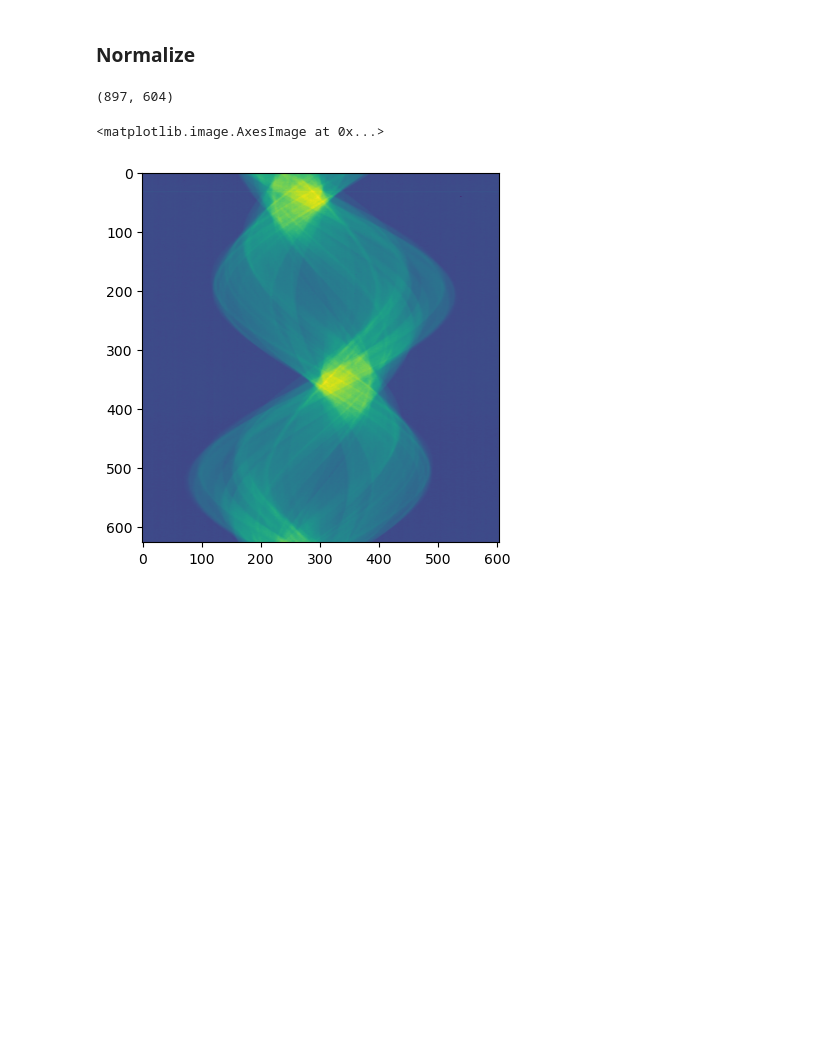
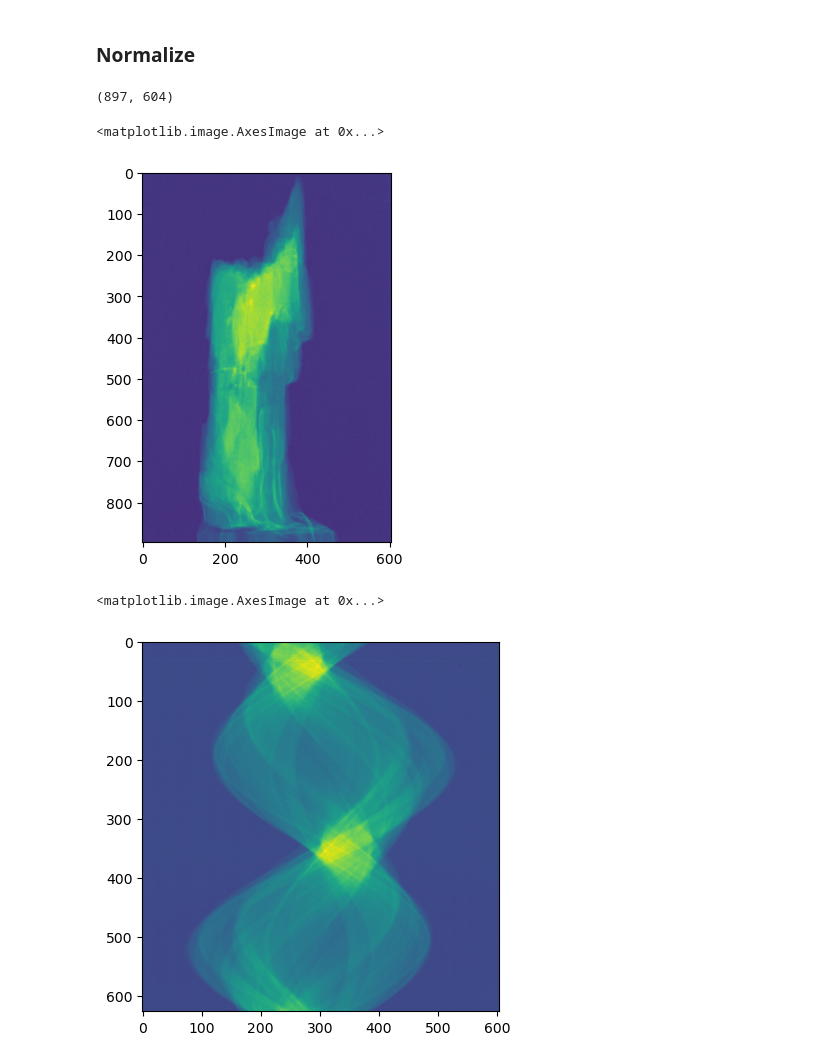
Before and after one commit to neutronimaging/scripts, a Jupyter notebook: python/notebooks/ASTRA_Workbench.ipynb, the cells around one changed output. Drawn from its saved outputs; the diff is of its cells as text; code cells hidden in the pictures; blank space fills up the shorter version.

```diff
--- a/python/notebooks/ASTRA_Workbench.ipynb
+++ b/python/notebooks/ASTRA_Workbench.ipynb
@@ -60,6 +60,11 @@ ob.shape
 (897, 604)
 # %%
 p = amg.normalizeImage(img=proj,ob=ob,dc=dc,neglog=True)
+# %%
+plt.imshow(p[0,::-1])
+# %% [output]
+<matplotlib.image.AxesImage at 0x...>
+[figure, added]
 # %%
 orig_sino = p[:,p.shape[1]//2,:]
 plt.imshow(orig_sino)
```
Also changed, not shown: parts of 1 cell of this notebook, 1 other file.
